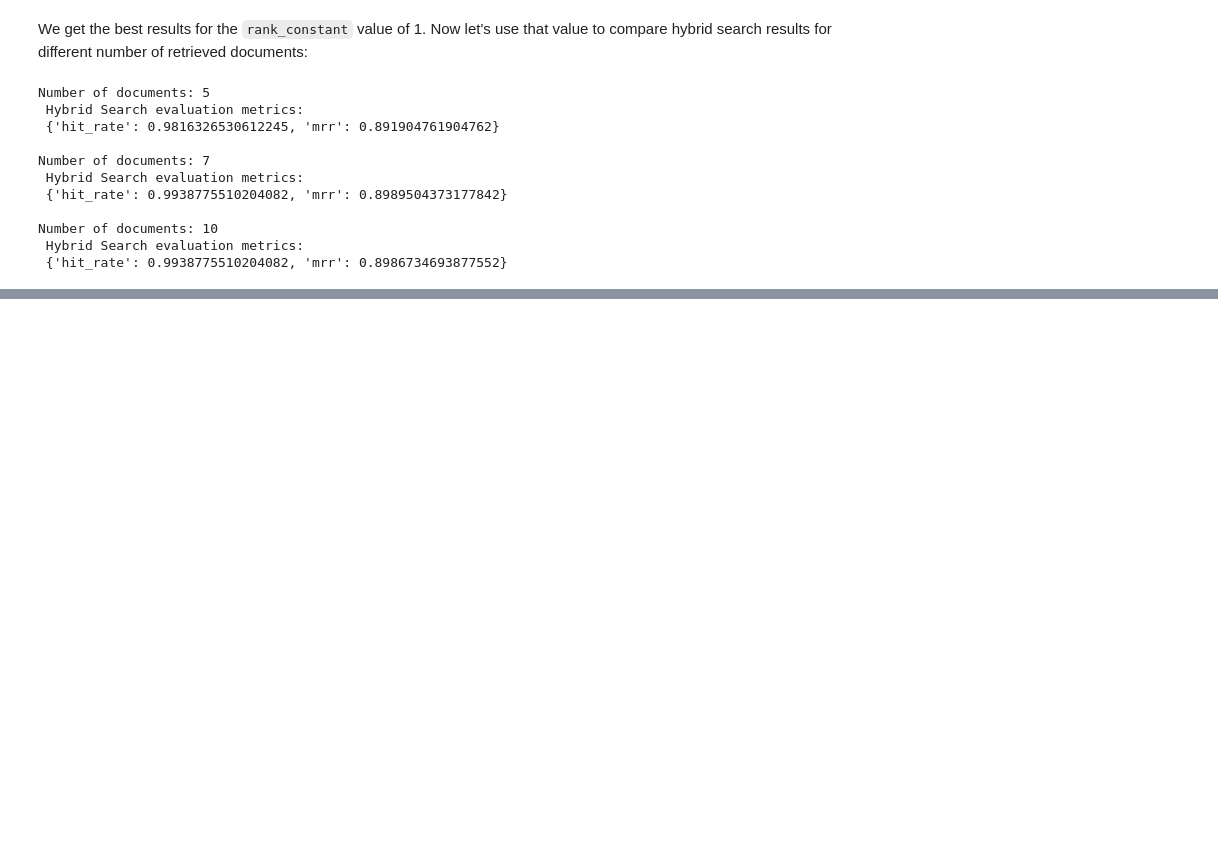
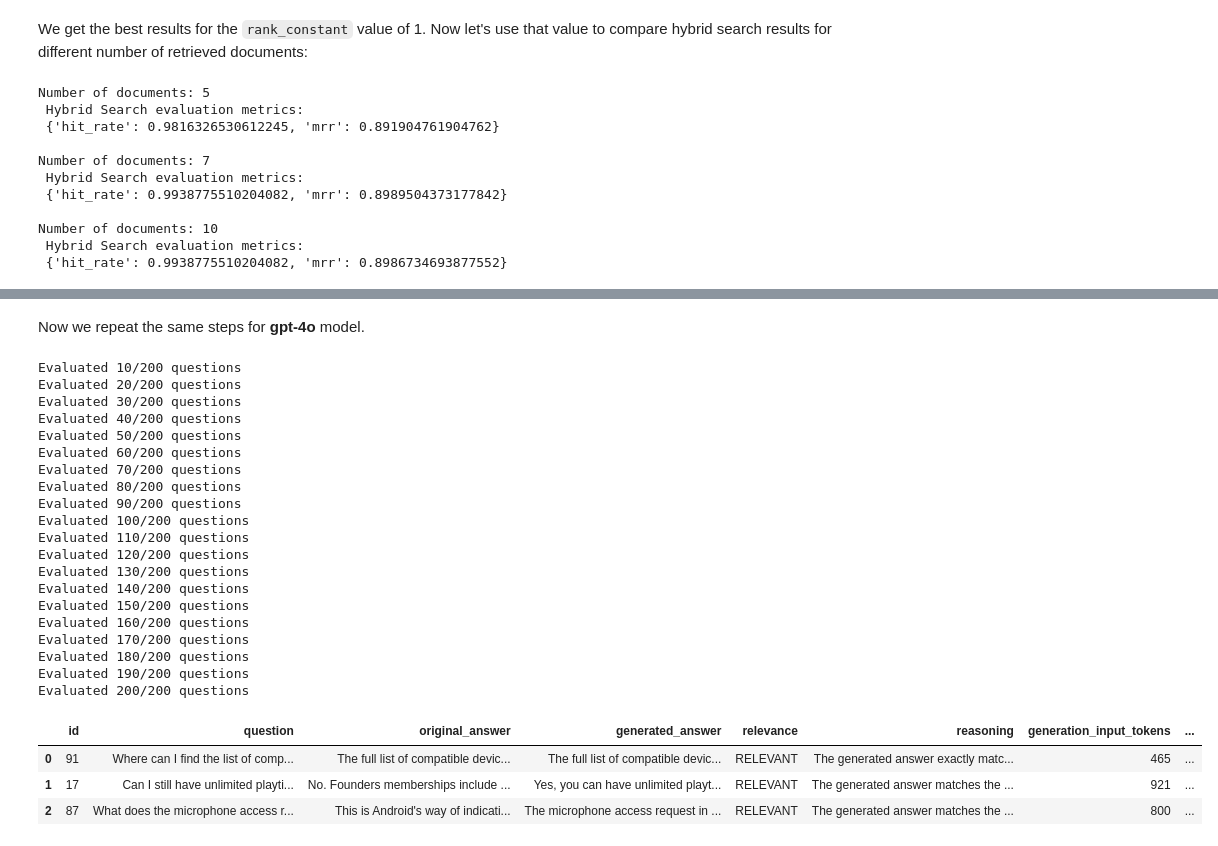
Before and after one commit to jakutyna/LLM-Zoomcamp-Games-Assistant, a Jupyter notebook: games_assistant/_evaluation.ipynb, the cells around one changed output, grey strips where cells are left out. Drawn from its saved outputs; the diff is of its cells as text; code cells hidden in the pictures; blank space fills up the shorter version.

```diff
--- a/games_assistant/_evaluation.ipynb
+++ b/games_assistant/_evaluation.ipynb
@@ -382,0 +461,36 @@ display(relevance_percentages.style.format("{:.2f}%"))
+# %% [markdown]
+Now we repeat the same steps for **gpt-4o** model.
+# %%
+RAG_MODEL = "gpt-4o"
+
+evaluation_results = evaluate_test_set(
+    ground_truth_subset,
+    RAG_MODEL,
+    max_workers=3, # Reduced to avoid hitting rate limits
+)
+evaluation_results.head(3)
+# %% [output]
+Evaluated 10/200 questions
+Evaluated 20/200 questions
+Evaluated 30/200 questions
+Evaluated 40/200 questions
+Evaluated 50/200 questions
+Evaluated 60/200 questions
+Evaluated 70/200 questions
+Evaluated 80/200 questions
+Evaluated 90/200 questions
+Evaluated 100/200 questions
+Evaluated 110/200 questions
+Evaluated 120/200 questions
+Evaluated 130/200 questions
+Evaluated 140/200 questions
+Evaluated 150/200 questions
+Evaluated 160/200 questions
+Evaluated 170/200 questions
+Evaluated 180/200 questions
+Evaluated 190/200 questions
+Evaluated 200/200 questions
+|  | id | question | original_answer | generated_answer | relevance | reasoning | generation_input_tokens | ... |
+| 0 | 91 | Where can I find the list of comp... | The full list of compatible devic... | The full list of compatible devic... | RELEVANT | The generated answer exactly matc... | 465 | ... |
+| 1 | 17 | Can I still have unlimited playti... | No. Founders memberships include ... | Yes, you can have unlimited playt... | RELEVANT | The generated answer matches the ... | 921 | ... |
+| 2 | 87 | What does the microphone access r... | This is Android's way of indicati... | The microphone access request in ... | RELEVANT | The generated answer matches the ... | 800 | ... |
```
Also changed, not shown: parts of 19 cells of this notebook, 2 other files.
